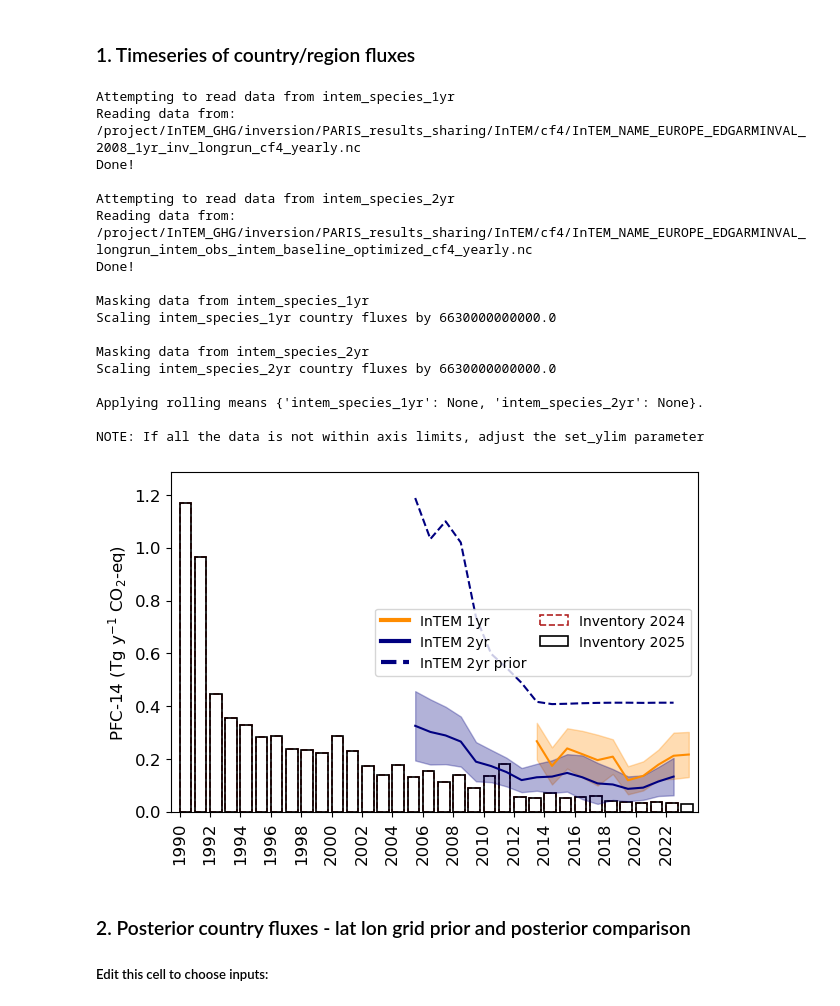
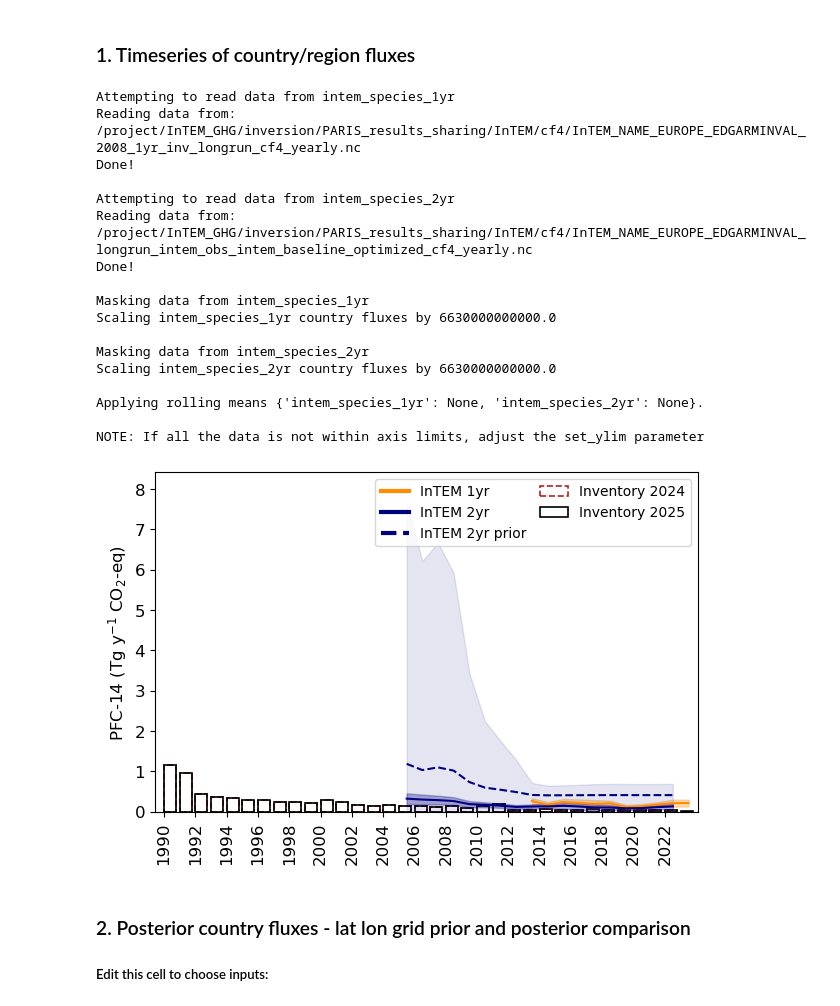
Before and after one commit to openghg/fluxie, a Jupyter notebook: PARIS_inversion_results_NISC.ipynb, the cells around one changed output. Cells and saved outputs as stored; diff of their text form; code cells hidden in the pictures.

Commit message:
fixed inclusion of prior uncertainty with new prior plotting option

```diff
--- a/PARIS_inversion_results_NISC.ipynb
+++ b/PARIS_inversion_results_NISC.ipynb
@@ -220,7 +220,7 @@ for species in species_all:
     fix_y_axes = False #if True: all y axis limits are the same, if False: each y axis is relative to the data
                         #if a list of floats (e.g. [0,0.1]) applies these limit to all axes
     plot_prior = [False,True] #if True, plots prior mean as a dashed line for all models, if list of [True,False] only plots prior for selected models
-    add_prior_unc = False #if True: plots prior uncertainty as shaded area
+    add_prior_unc = True #if True: plots prior uncertainty as shaded area
     set_global_leg = False #If True, plots one single legend instead of one legend per subplot.
     country_codes_as_titles = False #If True, lists 3-letter country codes under region names in subplot titles
     skip_country_title = True
@@ -240,34 +240,34 @@ for species in species_all:
                                 plot_inventory,inventory_years,data_dir,fix_y_axes,plot_prior,
                                 add_prior_unc,set_global_leg,country_codes_as_titles=country_codes_as_titles,
                                 skip_country_title=skip_country_title,
                                 plot_separate=plot_separate,plot_combined=plot_combined,
                                 resample=resample,resample_uncert_correlation=resample_uncert_correlation,
                                 plot_resample_and_original=plot_resample_and_original,
                                 period_override=period_override,
                                 plot_grid=plot_grid,inventory_start_date=inventory_start_date,
                                 nir_style_plot=nir_style_plot,rolling_mean=rolling_mean)
 
     if save == True:
         fig.savefig(output_path,bbox_inches='tight',pad_inches=0.2,dpi=300)
 # %% [output]
 Attempting to read data from intem_species_1yr
 Reading data from: /project/InTEM_GHG/inversion/PARIS_results_sharing/InTEM/cf4/InTEM_NAME_EUROPE_EDGARMINVAL_2008_1yr_inv_longrun_cf4_yearly.nc
 Done!
 
 Attempting to read data from intem_species_2yr
 Reading data from: /project/InTEM_GHG/inversion/PARIS_results_sharing/InTEM/cf4/InTEM_NAME_EUROPE_EDGARMINVAL_longrun_intem_obs_intem_baseline_optimized_cf4_yearly.nc
 Done!
 
 Masking data from intem_species_1yr
 Scaling intem_species_1yr country fluxes by 6630000000000.0
 
 Masking data from intem_species_2yr
 Scaling intem_species_2yr country fluxes by 6630000000000.0
 
 Applying rolling means {'intem_species_1yr': None, 'intem_species_2yr': None}.
 
 NOTE: If all the data is not within axis limits, adjust the set_ylim parameter
-[figure, old version]
+[figure, new version]
 # %% [markdown]
 ### 2. Posterior country fluxes - lat lon grid prior and posterior comparison
 
```
Also changed, not shown: parts of 1 cell of this notebook, 1 other file.
